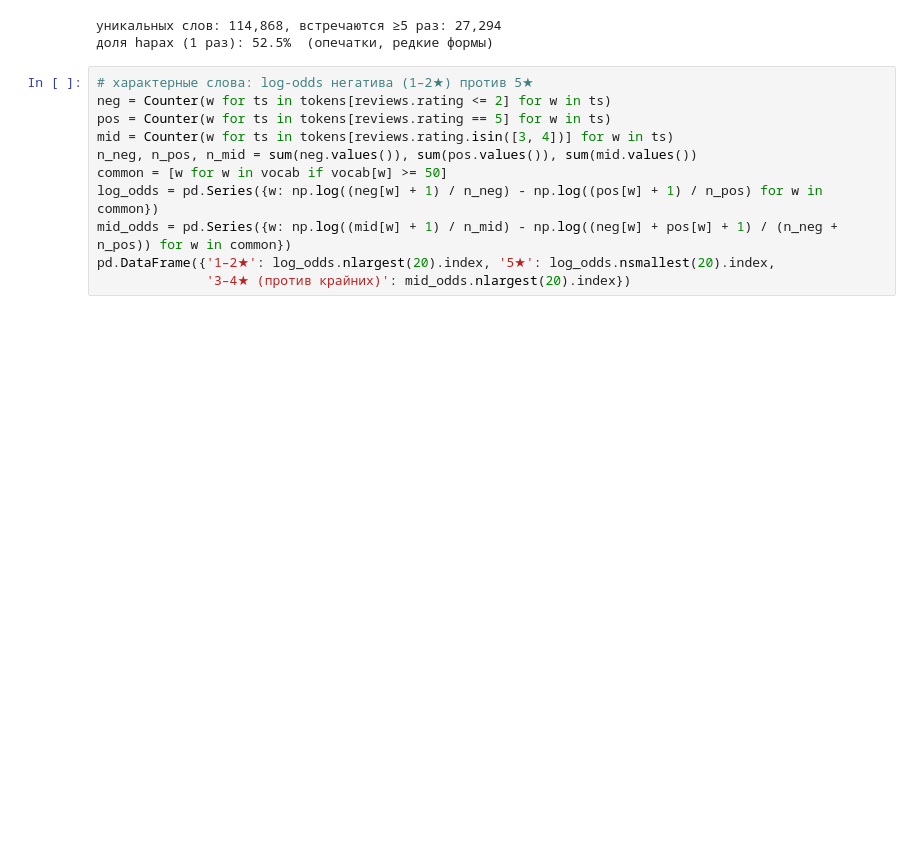
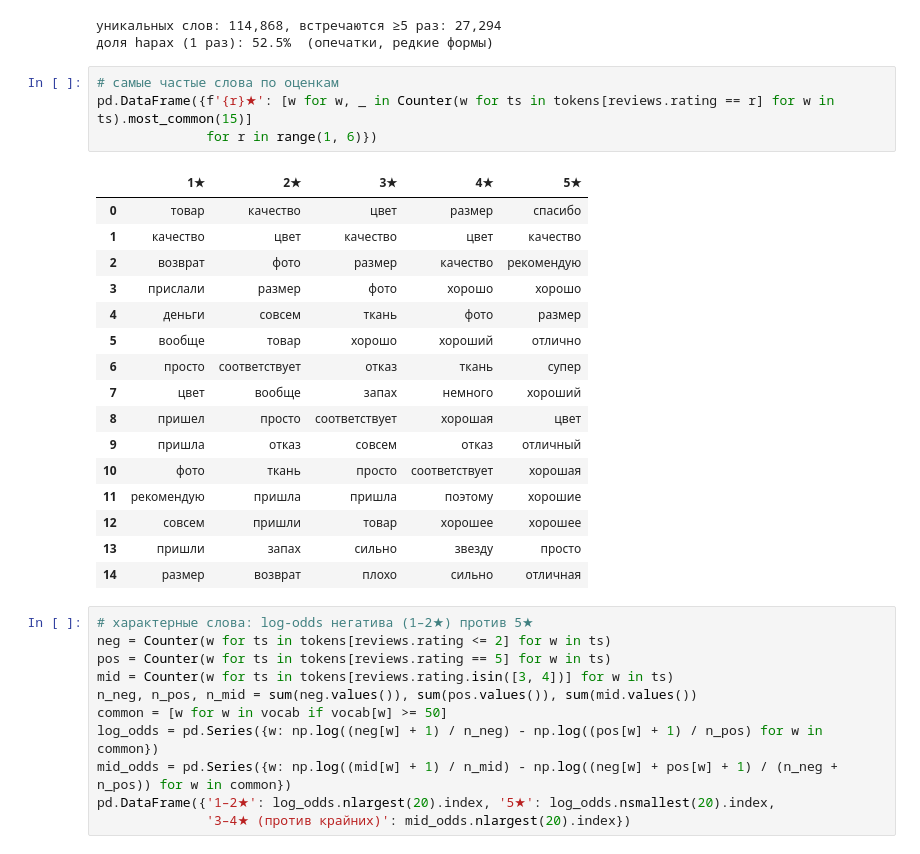
Before and after one commit to ChervovNikita/hse_ai_course_work, a Jupyter notebook: EDA.ipynb, the cells around one changed output. Cells and saved outputs as stored; diff of their text form; blank space fills up the shorter version.

```diff
--- a/EDA.ipynb
+++ b/EDA.ipynb
@@ -580,6 +634,27 @@ print(f'доля hapax (1 раз): {sum(c == 1 for c in vocab.values()) / len(vo
 # %% [output]
 уникальных слов: 114,868, встречаются ≥5 раз: 27,294
 доля hapax (1 раз): 52.5%  (опечатки, редкие формы)
+# %%
+# самые частые слова по оценкам
+pd.DataFrame({f'{r}★': [w for w, _ in Counter(w for ts in tokens[reviews.rating == r] for w in ts).most_common(15)]
+              for r in range(1, 6)})
+# %% [output]
+|  | 1★ | 2★ | 3★ | 4★ | 5★ |
+| 0 | товар | качество | цвет | размер | спасибо |
+| 1 | качество | цвет | качество | цвет | качество |
+| 2 | возврат | фото | размер | качество | рекомендую |
+| 3 | прислали | размер | фото | хорошо | хорошо |
+| 4 | деньги | совсем | ткань | фото | размер |
+| 5 | вообще | товар | хорошо | хороший | отлично |
+| 6 | просто | соответствует | отказ | ткань | супер |
+| 7 | цвет | вообще | запах | немного | хороший |
+| 8 | пришел | просто | соответствует | хорошая | цвет |
+| 9 | пришла | отказ | совсем | отказ | отличный |
+| 10 | фото | ткань | просто | соответствует | хорошая |
+| 11 | рекомендую | пришла | пришла | поэтому | хорошие |
+| 12 | совсем | пришли | товар | хорошее | хорошее |
+| 13 | пришли | запах | сильно | звезду | просто |
+| 14 | размер | возврат | плохо | сильно | отличная |
 # %%
 # характерные слова: log-odds негатива (1–2★) против 5★
 neg = Counter(w for ts in tokens[reviews.rating <= 2] for w in ts)
```
Also changed, not shown: parts of 34 cells of this notebook, 2 other files.
